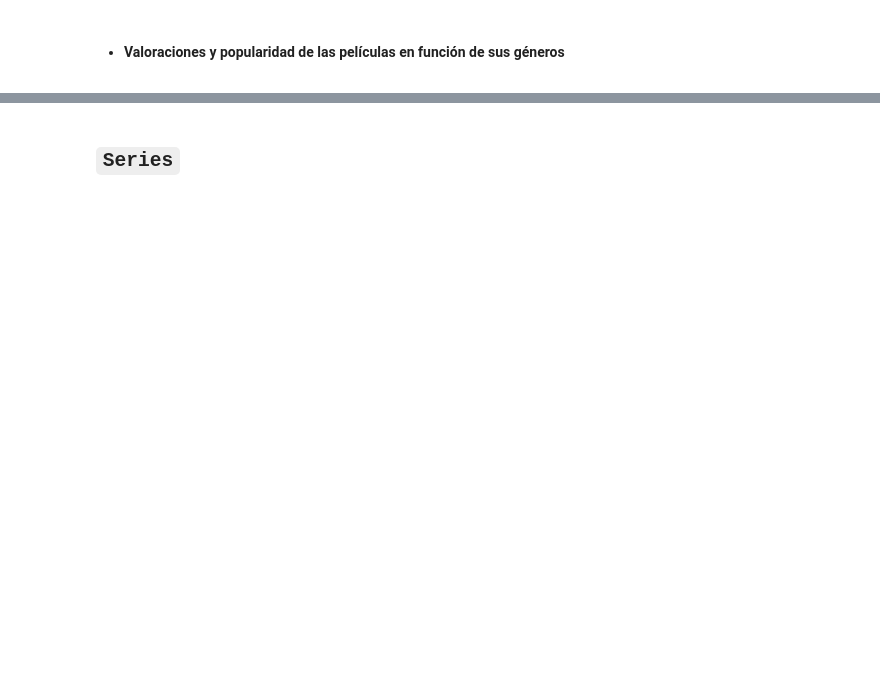
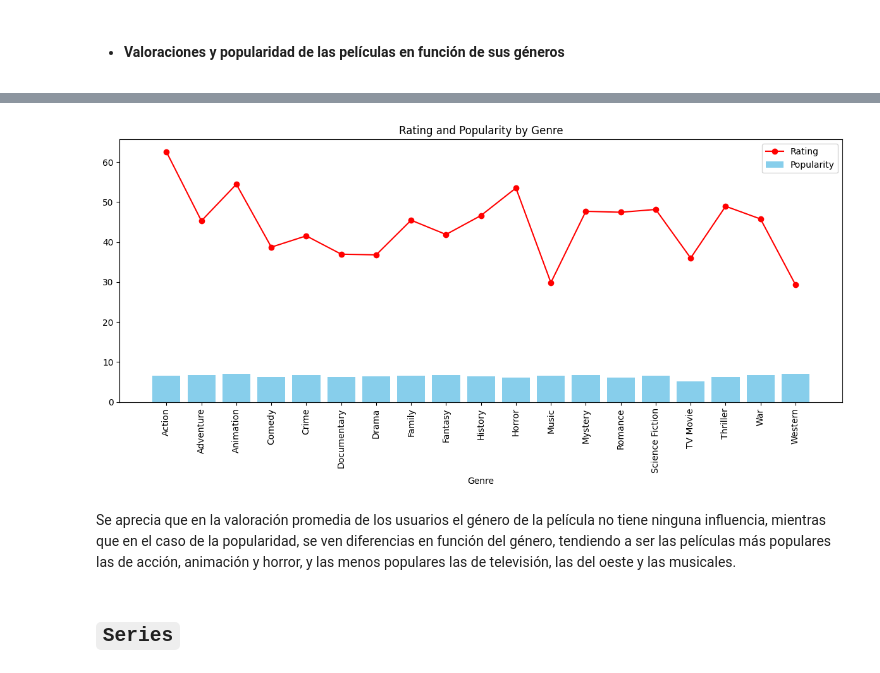
Before and after one commit to Jimme7/EDA-Films, a Jupyter notebook: src/Notebooks/Analysis_and_Visualizations.ipynb, the cells around one changed output, grey strips where cells are left out. Drawn from its saved outputs; the diff is of its cells as text; code cells hidden in the pictures; blank space fills up the shorter version.

```diff
--- a/src/Notebooks/Analysis_and_Visualizations.ipynb
+++ b/src/Notebooks/Analysis_and_Visualizations.ipynb
@@ -131,2 +132,4 @@ plt.show()
 # %% [markdown]
 - #### Valoraciones y popularidad de las películas en función de sus géneros
+# %%
+films_by_genre = films.groupby(by= 'genre')[['vote_average', 'popularity']].mean()
@@ -133,2 +157,25 @@ plt.show()
+# %%
+# Crear un gráfico de barras para la popularidad por género
+plt.figure(figsize=(12, 6))
+plt.bar(films_by_genre.index, films_by_genre['vote_average'], label='Popularity', color='skyblue')
+
+# Crear un gráfico de líneas para la calificación promedio por género
+plt.plot(films_by_genre.index, films_by_genre['popularity'], marker='o', linestyle='-', color='red', label='Rating')
+
+# Etiquetas de los ejes y título
+plt.xlabel('Genre')
+plt.title('Rating and Popularity by Genre')
+
+# Mostrar el gráfico con leyenda
+plt.legend()
+plt.xticks(rotation=90)  # Rotar las etiquetas del eje x para mayor claridad
+
+# Mostrar el gráfico
+plt.tight_layout()
+plt.show()
+# %% [output]
+[figure, added]
+# %% [markdown]
+Se aprecia que en la valoración promedia de los usuarios el género de la película no tiene ninguna influencia, mientras que en el caso de la popularidad, se ven diferencias en función del género, tendiendo a ser las películas más populares las de acción, animación y horror, y las menos populares las de televisión, las del oeste y las musicales.
 # %% [markdown]
 ## `Series`
```
Also changed, not shown: parts of 6 cells of this notebook.
